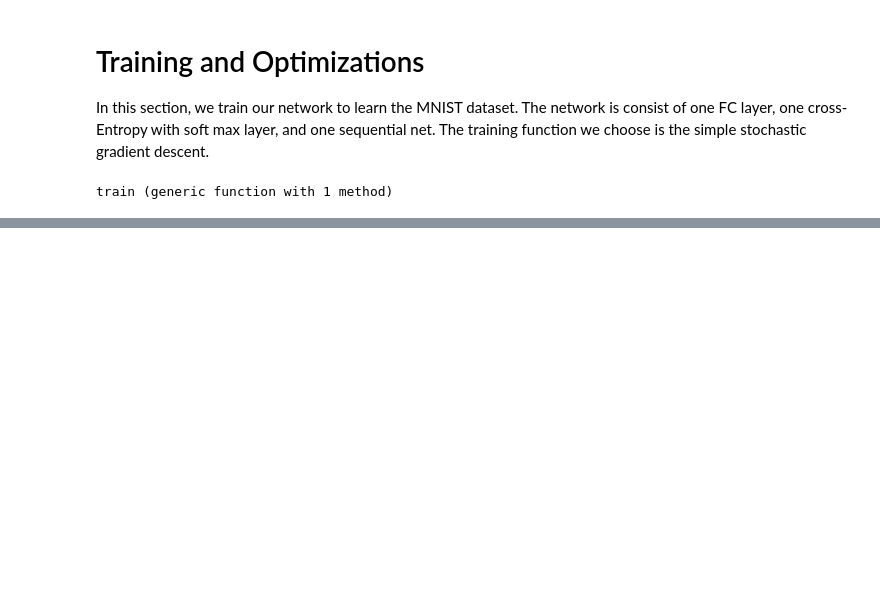
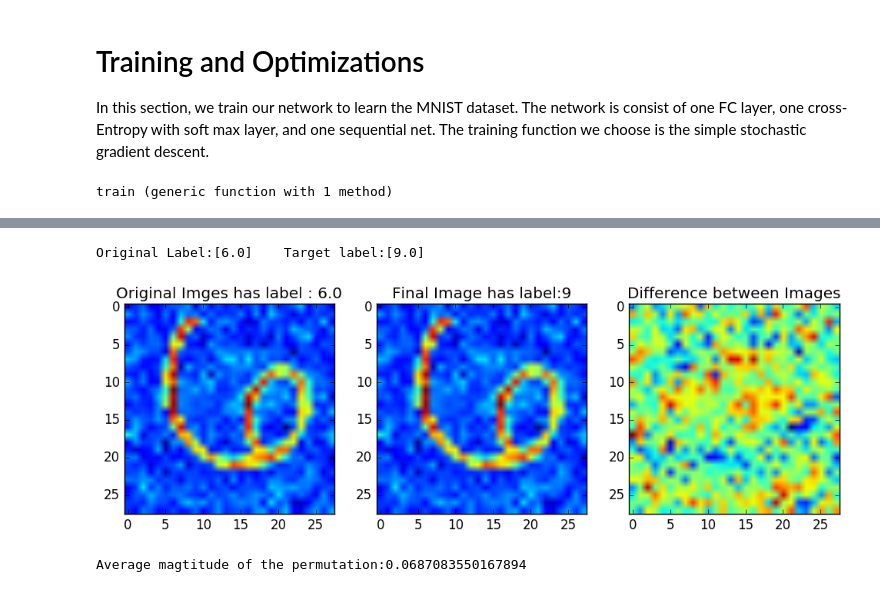
Before and after one commit to stevenygd/NN.jl, a Jupyter notebook: SoftMax Classifier.ipynb, the cells around one changed output, grey strips where cells are left out. Drawn from its saved outputs; the diff is of its cells as text; code cells hidden in the pictures; blank space fills up the shorter version.

```diff
--- a/SoftMax Classifier.ipynb
+++ b/SoftMax Classifier.ipynb
@@ -263,0 +232,42 @@ Testing Accuracy:0.9165454545454546
+# %%
+idx   = convert(Int, ceil(rand() * size(trX)[1]))
+alpha = 0.1
+inpx  = trX[idx:idx,:]
+t     = trY[idx:idx,:]
+
+target = (t[1,:] + 3) % 10
+println("Original Label:$(t[1,:])\tTarget label:$(target)")
+t[1,:] = target
+verbose = false
+for i = 1:10000
+    loss, _ = forward(net, inpx, t)
+    dldx = backward(net, t)
+    inpx -= alpha * dldx
+    if i % 2000 == 1 && verbose
+        println("Iteration $(i), loss:$(mean(loss)), dldx:$(sum(abs(dldx)))")
+        figure(figsize=(2,2))
+        imshow(reshape(inpx[1,:], 28,28))
+        show()
+    end
+end
+
+figure(figsize=(12,4))
+subplot(131)
+imshow(reshape(inpx, 28,28))
+title("Original Imges has label : $(trY[idx])")
+
+_, pred = forward(net, inpx, t)
+subplot(132)
+imshow(reshape(inpx[1,:], 28,28))
+title("Final Image has label:$(pred[1])")
+
+subplot(133)
+imshow(reshape(inpx - trX[idx:idx,:], 28,28))
+title("Difference between Images")
+show()
+
+println("Average magtitude of the permutation:$(mean(abs(inpx -trX[idx:idx,:])))")
+# %% [output]
+Original Label:[6.0]    Target label:[9.0]
+[figure, added]
+Average magtitude of the permutation:0.0687083550167894
```
Also changed, not shown: parts of 9 cells of this notebook, 2 other files.
